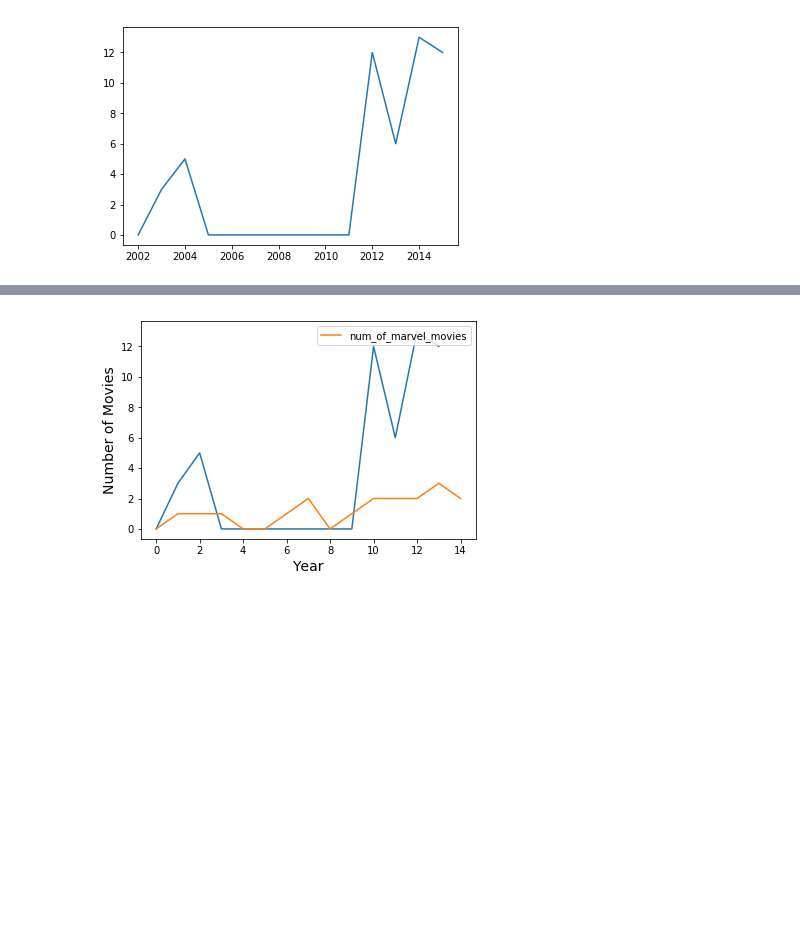
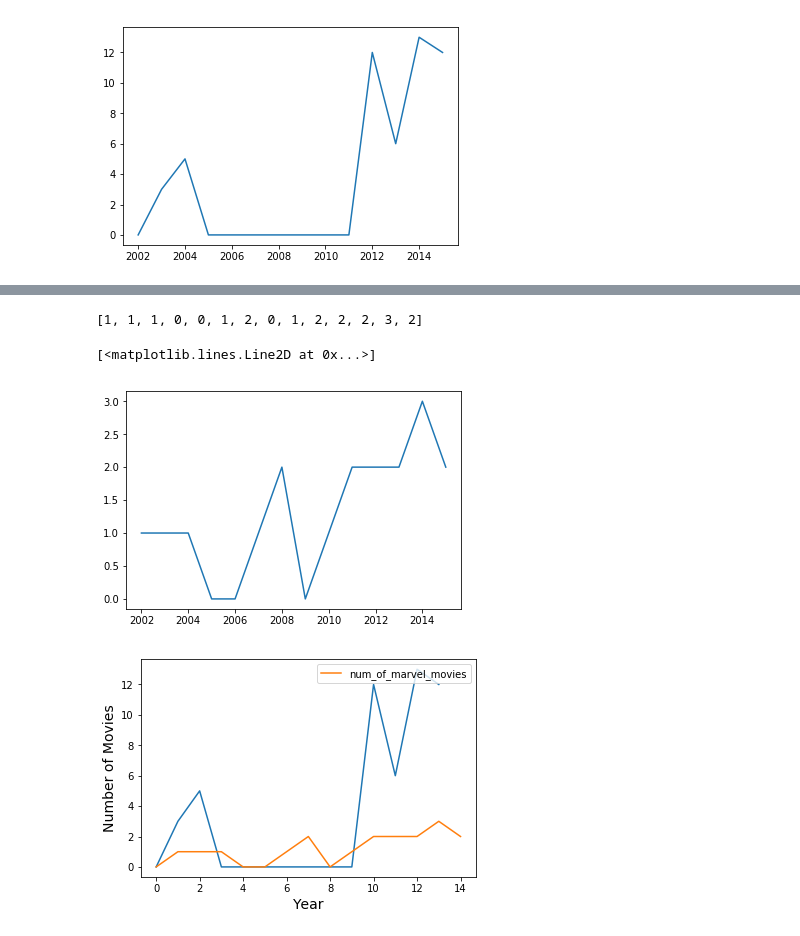
Before and after one commit to PEKKAGOLEM/Final-Project-On-Lego, a Jupyter notebook: finalprojectlego.ipynb, the cells around one changed output, grey strips where cells are left out. Cells and saved outputs as stored; diff of their text form; code cells hidden in the pictures; blank space fills up the shorter version.

```diff
--- a/finalprojectlego.ipynb
+++ b/finalprojectlego.ipynb
@@ -155,3 +145,16 @@ plt.plot(range(2002, 2016), numOfLegoMarvelbyYear)
+# %%
+marvelMoviesDF = marvelMoviesDF.drop(marvelMoviesDF.index[[0]])
+# %%
+marvelList = list(marvelMoviesDF['num_of_marvel_movies'])
+type(marvelList)
+marvelList
+# %% [output]
+[1, 1, 1, 0, 0, 1, 2, 0, 1, 2, 2, 2, 3, 2]
+# %%
+plt.plot(range(2002, 2016), marvelList)
+# %% [output]
+[<matplotlib.lines.Line2D at 0x...>]
+[figure, added]
 # %%
 fig, ax = plt.subplots()
 # ax.set_title("Number of Marvel Movies by Year", fontsize = 14, fontweight = "bold")
```
Also changed, not shown: parts of 7 cells of this notebook.
